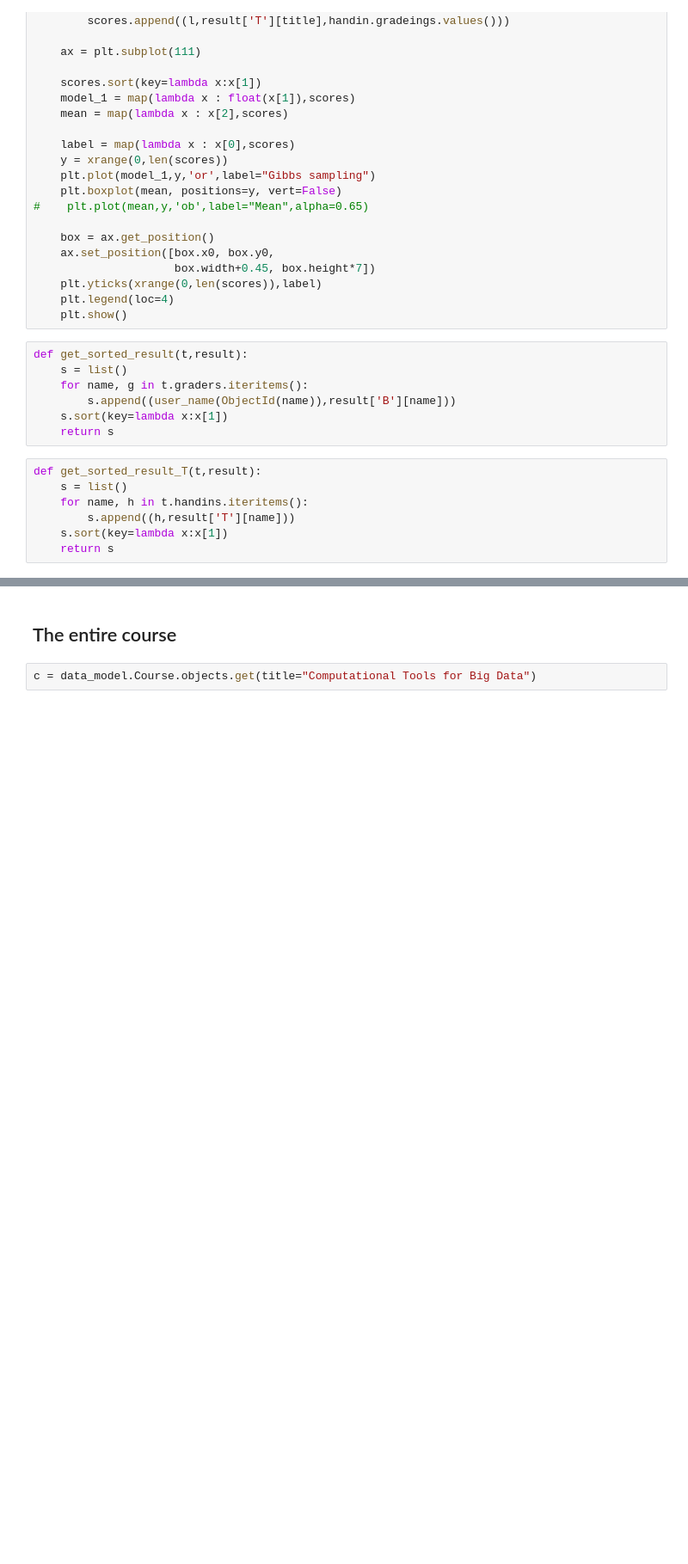
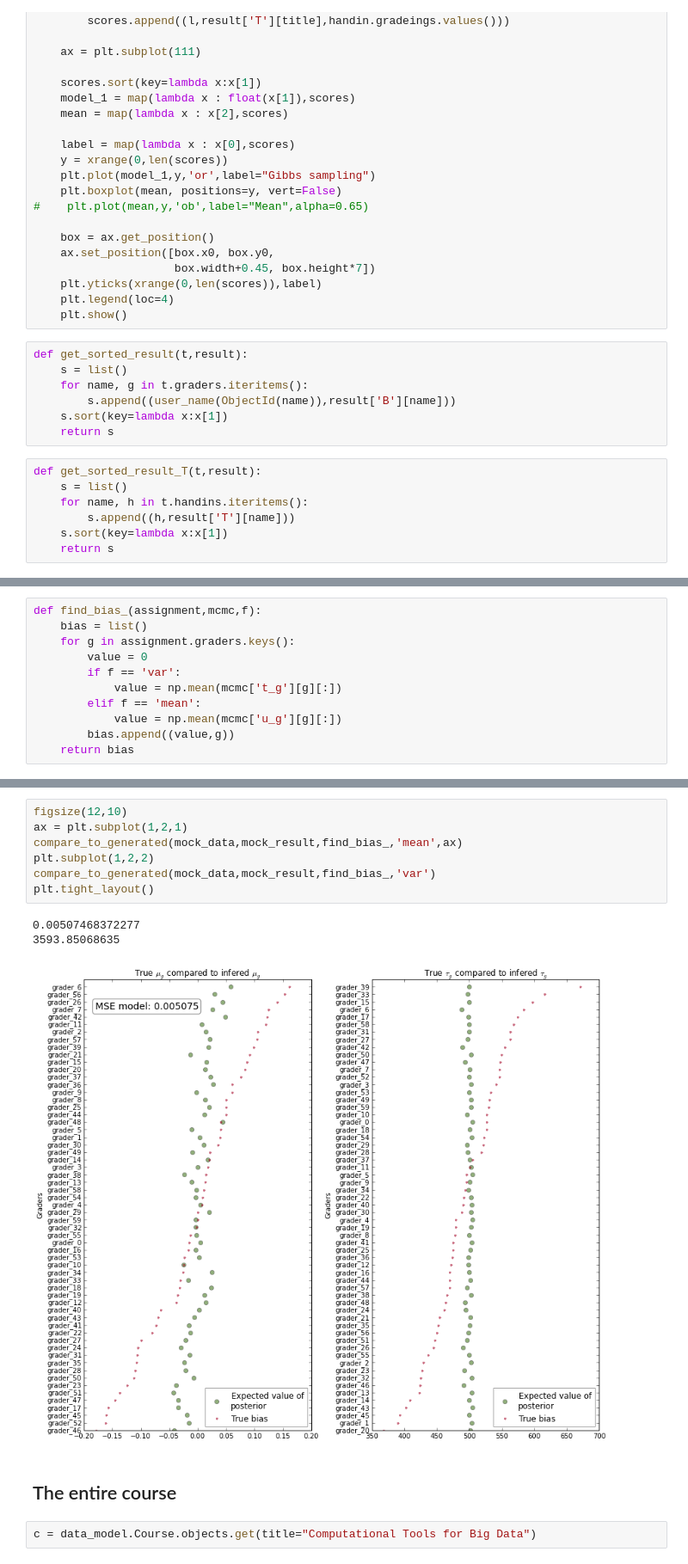
Before and after one commit to TomMalow/pymcmodels, a Jupyter notebook: ImplementationTestPeergradeGibbs.ipynb, the cells around one changed output, grey strips where cells are left out. Shown at 86% size. Saved outputs shown, nothing was run; the diff lists cells and outputs as text; blank space fills up the shorter version.

```diff
--- a/ImplementationTestPeergradeGibbs.ipynb
+++ b/ImplementationTestPeergradeGibbs.ipynb
@@ -366,0 +491,11 @@ def get_sorted_result_T(t,result):
+# %%
+def find_bias_(assignment,mcmc,f):
+    bias = list()
+    for g in assignment.graders.keys():
+        value = 0
+        if f == 'var':
+            value = np.mean(mcmc['t_g'][g][:])
+        elif f == 'mean':
+            value = np.mean(mcmc['u_g'][g][:])
+        bias.append((value,g))
+    return bias
@@ -367,3 +609,14 @@ def get_sorted_result_T(t,result):
+# %%
+figsize(12,10)
+ax = plt.subplot(1,2,1)
+compare_to_generated(mock_data,mock_result,find_bias_,'mean',ax)
+plt.subplot(1,2,2)
+compare_to_generated(mock_data,mock_result,find_bias_,'var')
+plt.tight_layout()
+# %% [output]
+0.00507468372277
+3593.85068635
+[figure, added]
 # %% [markdown]
 ## The entire course
 # %%
```
Also changed, not shown: parts of 15 cells of this notebook, 2 other files.
